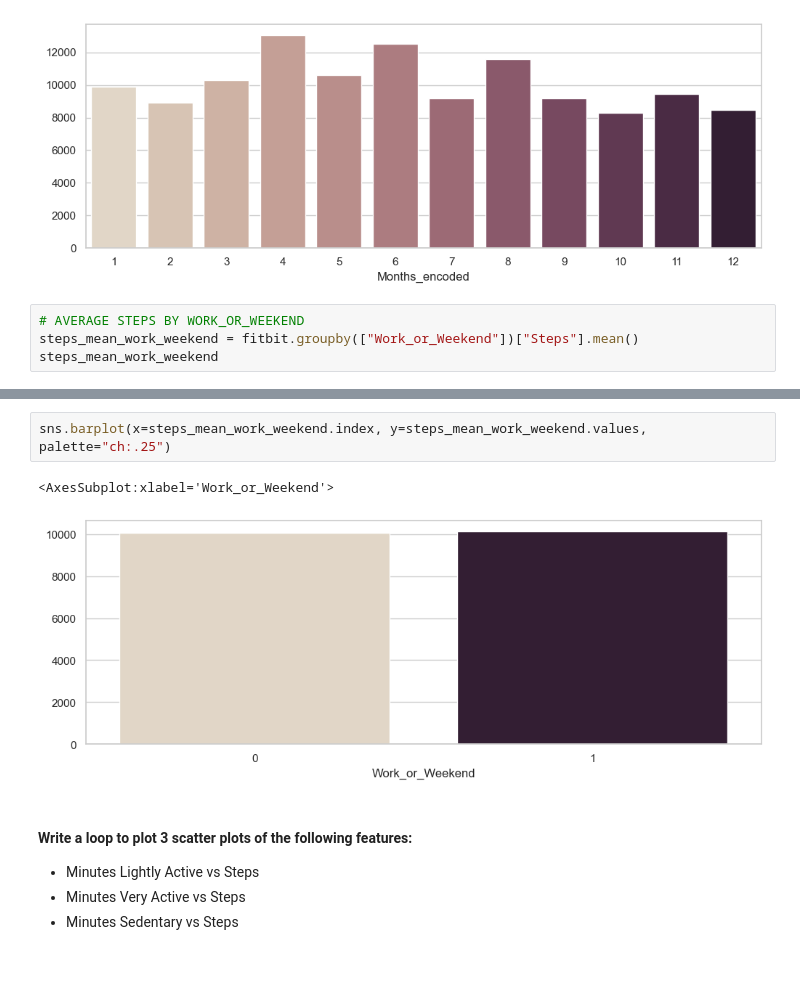
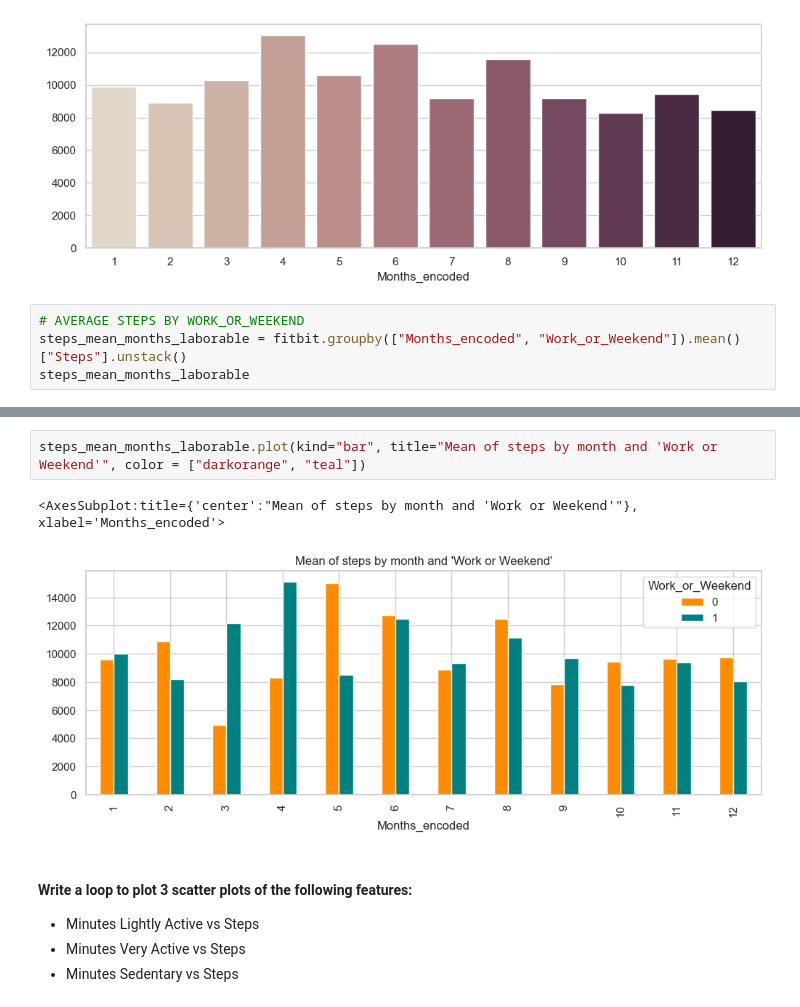
Before and after one commit to Ironhack-data-bcn-oct-2022/lab-matplotlib-seaborn, a Jupyter notebook: your-code/main.ipynb, the cells around one changed output, grey strips where cells are left out. Drawn from its saved outputs; the diff is of its cells as text; blank space fills up the shorter version.

```diff
--- a/your-code/main.ipynb
+++ b/your-code/main.ipynb
@@ -117,6 +76,6 @@ sns.barplot(x=steps_mean_month.index, y=steps_mean_month.values, palette="ch:.25
 [figure]
 # %%
 # AVERAGE STEPS BY WORK_OR_WEEKEND
-steps_mean_work_weekend = fitbit.groupby(["Work_or_Weekend"])["Steps"].mean()
-steps_mean_work_weekend
+steps_mean_months_laborable = fitbit.groupby(["Months_encoded", "Work_or_Weekend"]).mean()["Steps"].unstack()
+steps_mean_months_laborable
 # %% [output]
@@ -127,8 +96,8 @@ Name: Steps, dtype: float64
-# %%
-sns.barplot(x=steps_mean_work_weekend.index, y=steps_mean_work_weekend.values, palette="ch:.25")
-# %% [output]
-<AxesSubplot:xlabel='Work_or_Weekend'>
-[figure, removed]
+# %%
+steps_mean_months_laborable.plot(kind="bar", title="Mean of steps by month and 'Work or Weekend'", color = ["darkorange", "teal"])
+# %% [output]
+<AxesSubplot:title={'center':"Mean of steps by month and 'Work or Weekend'"}, xlabel='Months_encoded'>
+[figure, added]
 # %% [markdown]
 #### Write a loop to plot 3 scatter plots of the following features:
 
```
Also changed, not shown: parts of 39 cells of this notebook.
